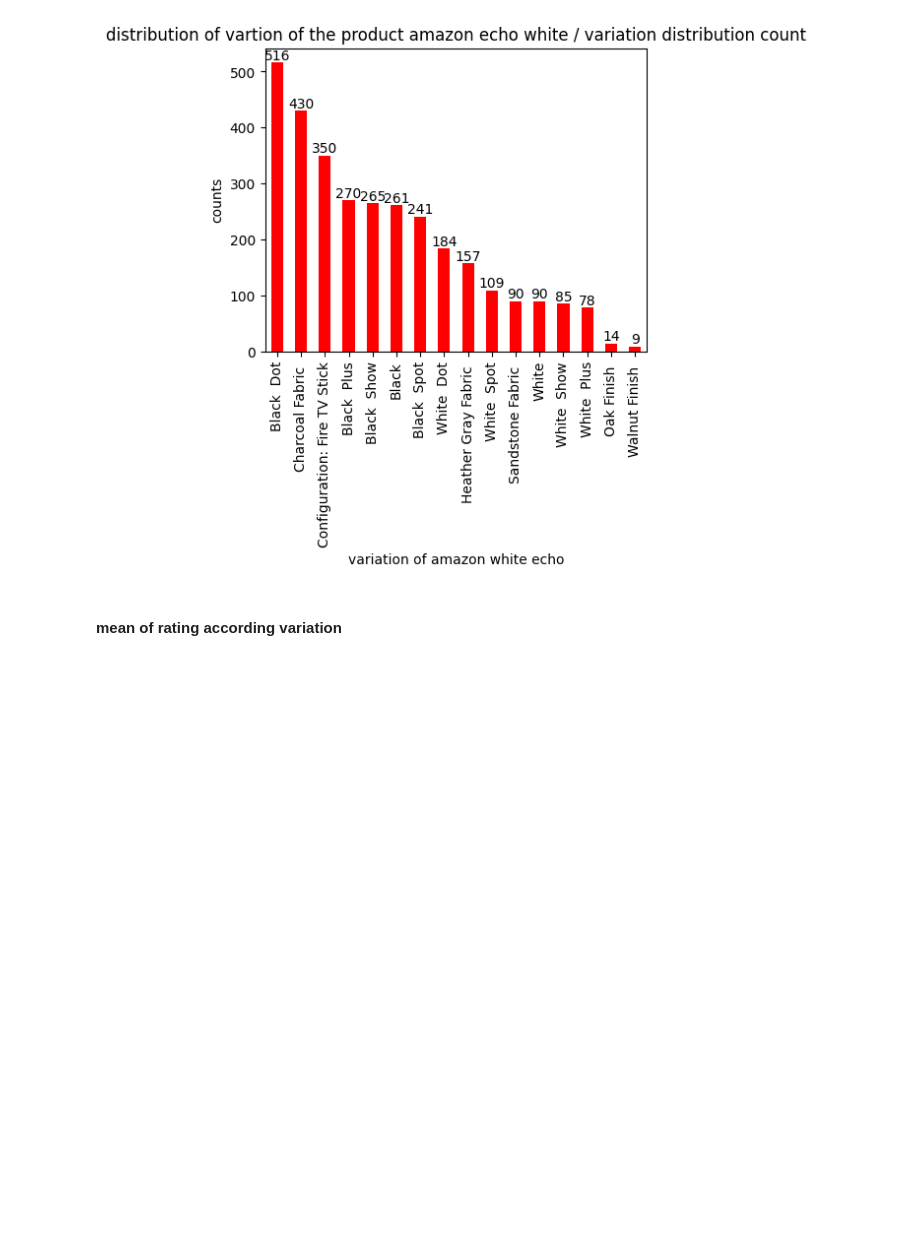
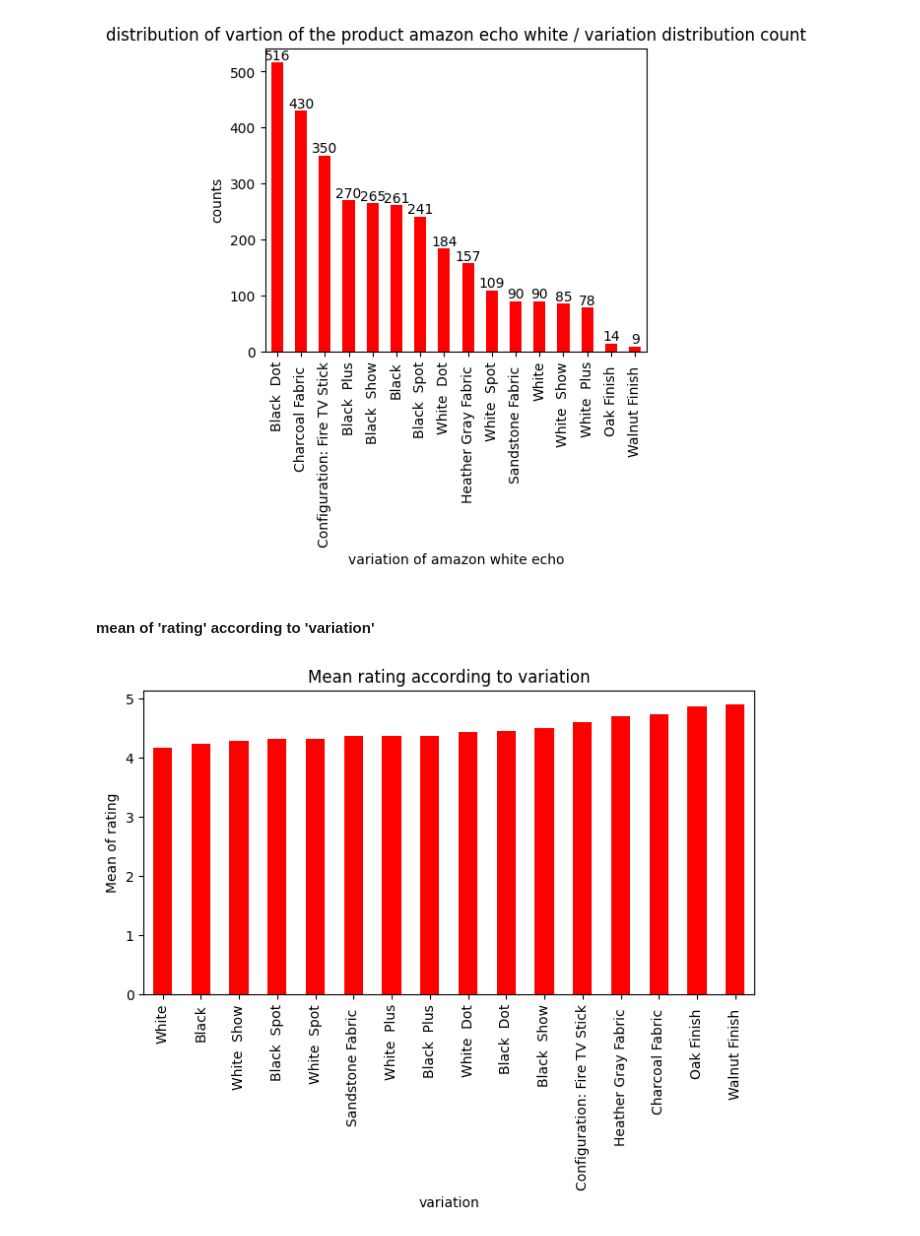
Before and after one commit to rtgsepoct/amazon-alexia-review-sentiment_analysis, a Jupyter notebook: amazon-alexa-review-sentiment_analysis.ipynb, the cells around one changed output. Drawn from its saved outputs; the diff is of its cells as text; code cells hidden in the pictures; blank space fills up the shorter version.

```diff
--- a/amazon-alexa-review-sentiment_analysis.ipynb
+++ b/amazon-alexa-review-sentiment_analysis.ipynb
@@ -294,4 +294,12 @@ plt.title('distribution of vartion of the product amazon echo white / variation
 Text(0.5, 1.0, 'distribution of vartion of the product amazon echo white / variation distribution count')
 [figure]
 # %% [markdown]
-#### mean of rating according variation
+#### mean of 'rating' according to 'variation'
+# %%
+data.groupby('variation')['rating'].mean().sort_values().plot.bar(color='red', figsize=(8,4))
+plt.xlabel("variation")
+plt.ylabel("Mean of rating")
+plt.title("Mean rating according to variation")
+plt.show()
+# %% [output]
+[figure, added]
```
Also changed, not shown: parts of 11 cells of this notebook.
